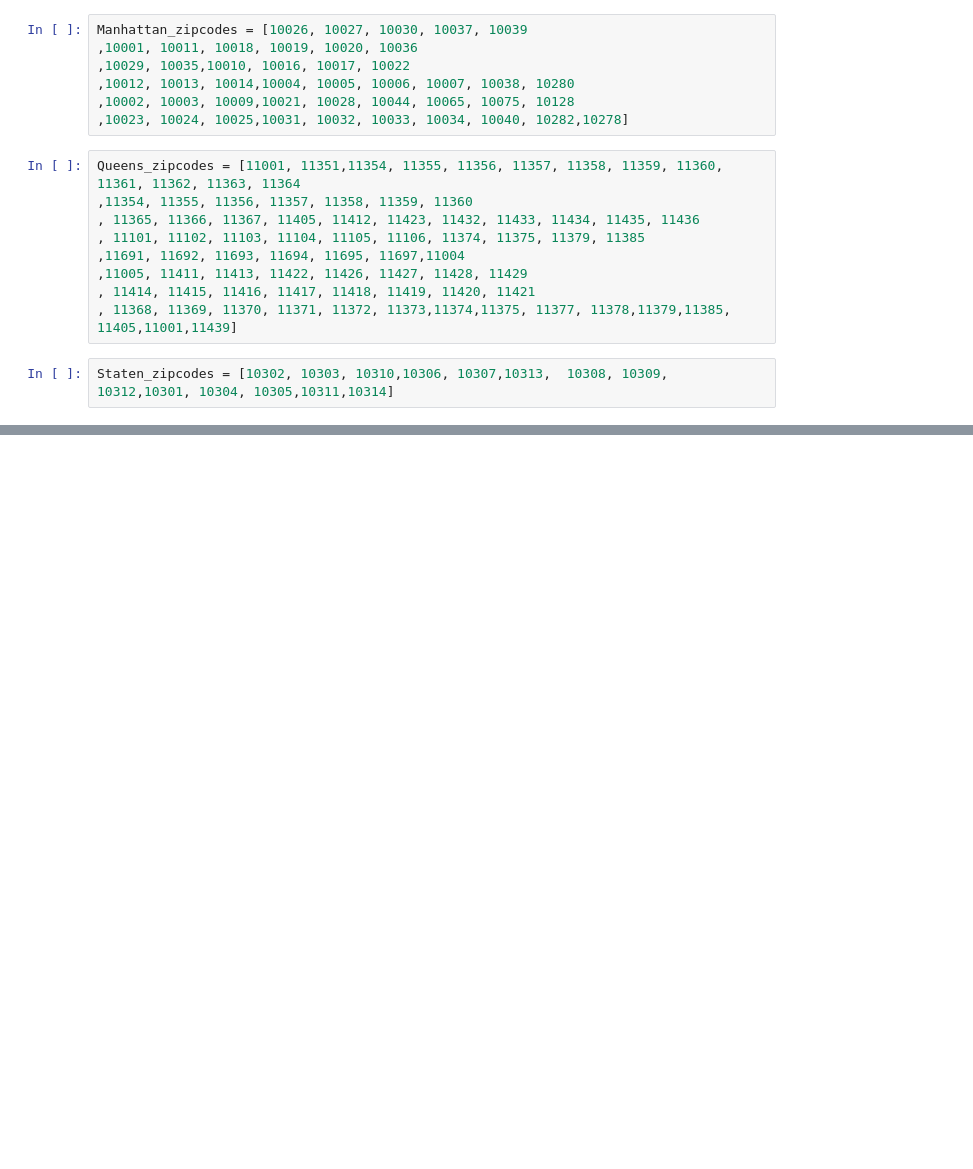
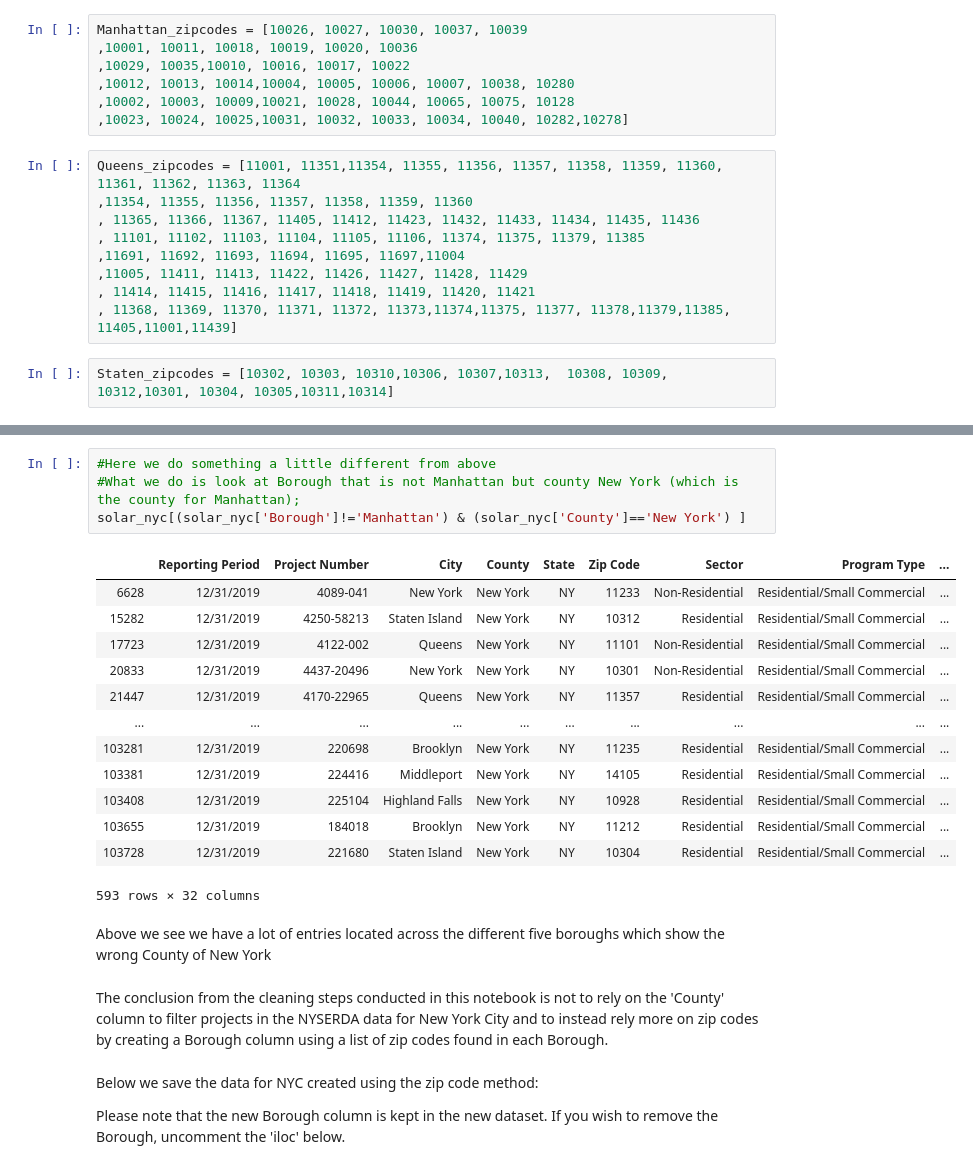
Before and after one commit to jiffar1/solar_notebook, a Jupyter notebook: solar_notebook_cleaned_addresses.ipynb, the cells around one changed output, grey strips where cells are left out. Saved outputs shown, nothing was run; the diff lists cells and outputs as text; blank space fills up the shorter version.

```diff
--- a/solar_notebook_cleaned_addresses.ipynb
+++ b/solar_notebook_cleaned_addresses.ipynb
@@ -262 +223,27 @@ Name: County, dtype: int64
+# %%
+#Here we do something a little different from above
+#What we do is look at Borough that is not Manhattan but county New York (which is the county for Manhattan);
+solar_nyc[(solar_nyc['Borough']!='Manhattan') & (solar_nyc['County']=='New York') ]
+# %% [output]
+|  | Reporting Period | Project Number | City | County | State | Zip Code | Sector | Program Type | ... |
+| 6628 | 12/31/2019 | 4089-041 | New York | New York | NY | 11233 | Non-Residential | Residential/Small Commercial | ... |
+| 15282 | 12/31/2019 | 4250-58213 | Staten Island | New York | NY | 10312 | Residential | Residential/Small Commercial | ... |
+| 17723 | 12/31/2019 | 4122-002 | Queens | New York | NY | 11101 | Non-Residential | Residential/Small Commercial | ... |
+| 20833 | 12/31/2019 | 4437-20496 | New York | New York | NY | 10301 | Non-Residential | Residential/Small Commercial | ... |
+| 21447 | 12/31/2019 | 4170-22965 | Queens | New York | NY | 11357 | Residential | Residential/Small Commercial | ... |
+| ... | ... | ... | ... | ... | ... | ... | ... | ... | ... |
+| 103281 | 12/31/2019 | 220698 | Brooklyn | New York | NY | 11235 | Residential | Residential/Small Commercial | ... |
+| 103381 | 12/31/2019 | 224416 | Middleport | New York | NY | 14105 | Residential | Residential/Small Commercial | ... |
+| 103408 | 12/31/2019 | 225104 | Highland Falls | New York | NY | 10928 | Residential | Residential/Small Commercial | ... |
+| 103655 | 12/31/2019 | 184018 | Brooklyn | New York | NY | 11212 | Residential | Residential/Small Commercial | ... |
+| 103728 | 12/31/2019 | 221680 | Staten Island | New York | NY | 10304 | Residential | Residential/Small Commercial | ... |
+593 rows × 32 columns
+# %% [markdown]
+Above we see we have a lot of entries located across the different five boroughs which show the wrong County of New York
+# %% [markdown]
+The conclusion from the cleaning steps conducted in this notebook is not to rely on the 'County' column to filter projects in the NYSERDA data for New York City and to instead rely more on zip codes by creating a Borough column using a list of zip codes found in each Borough.
+# %% [markdown]
+Below we save the data for NYC created using the zip code method:
+
+Please note that the new Borough column is kept in the new dataset. If you wish to remove the Borough, uncomment the 'iloc' below.
 # %%
```
Also changed, not shown: parts of 49 cells of this notebook.
